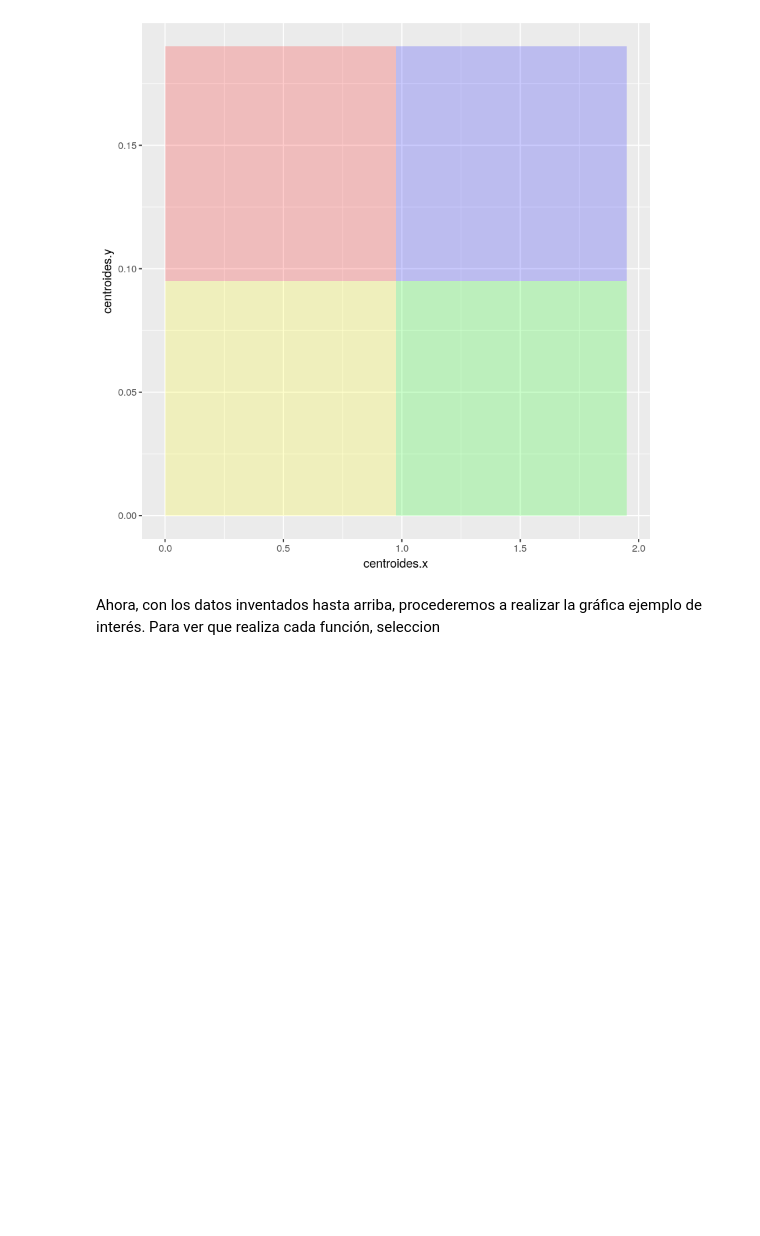
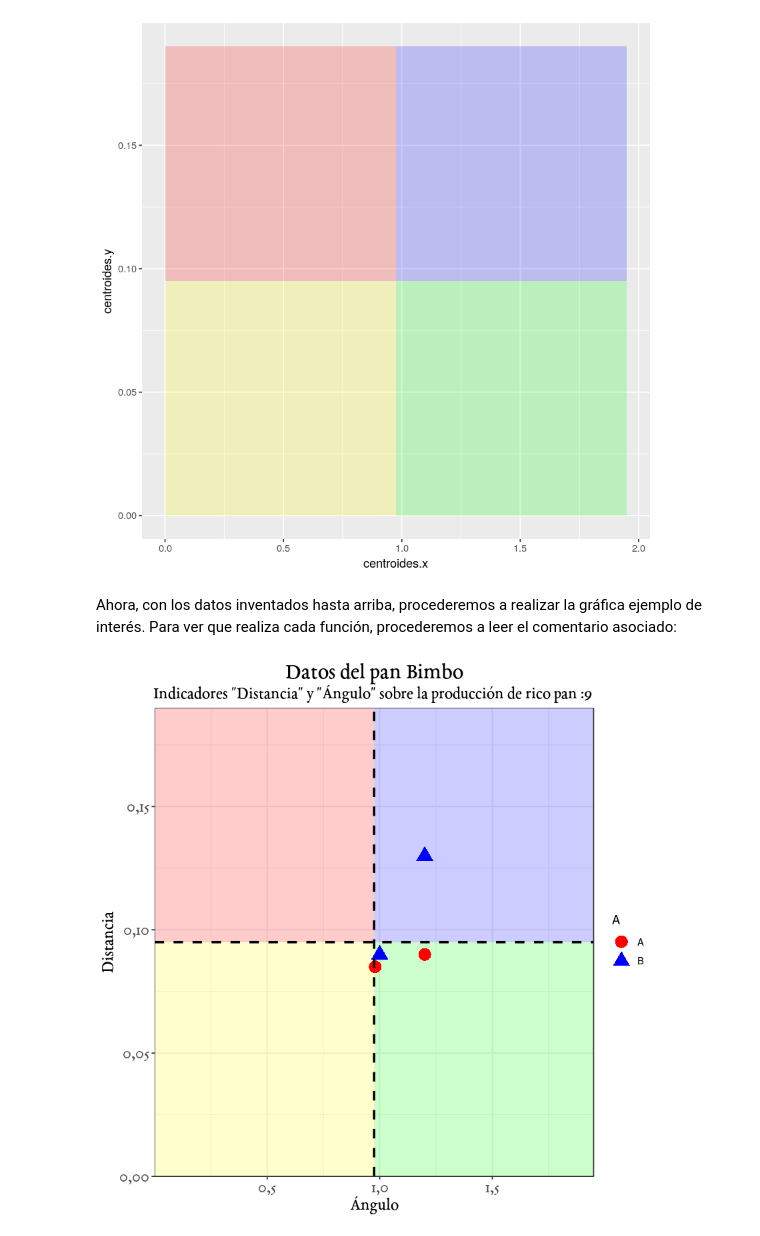
Before and after one commit to JuveCampos/DataVizRepo, a Jupyter notebook: ggplot - guia/graficaJacky.ipynb, the cells around one changed output. Drawn from its saved outputs; the diff is of its cells as text; code cells hidden in the pictures; blank space fills up the shorter version.

```diff
--- a/ggplot - guia/graficaJacky.ipynb
+++ b/ggplot - guia/graficaJacky.ipynb
@@ -44,4 +44,36 @@ ggplot(centroides, aes(centroides.x, centroides.y)) +
 # %% [output]
 [figure]
 # %% [markdown]
-Ahora, con los datos inventados hasta arriba, procederemos a realizar la gráfica ejemplo de interés. Para ver que realiza cada función, seleccion
+Ahora, con los datos inventados hasta arriba, procederemos a realizar la gráfica ejemplo de interés. Para ver que realiza cada función, procederemos a leer el comentario asociado:
+# %%
+# Plot
+ggplot() +  # Activamos la función para hacer gráficas
+geom_tile(data = centroides, aes(centroides.x, centroides.y), # Hacemos la grafica de cuadros con los datos de arriba
+          fill = c("yellow", "red", "green", "blue"), # Colores de los cuadros
+          alpha = 0.2)  + # Transparencia de los cuadros
+  geom_point(data = datos, aes(x = datos$datos.x,  # Coordenadas X de los puntos
+                               y = datos$datos.y,  # Coordenadas y de los puntos
+                               colour = clases,    # Variable para para diferenciar los puntos y darles diferentes formas
+                               shape = clases),    # Variable para diferenciar los puntos y darles diferentes formas
+                               size = 5) +         # Tamaño de los puntos en pixeles
+  scale_colour_manual(name = clases, values = c("red", "blue")) +  # Paleta de colores para los puntos (en este caso, rojo y azuk)
+  guides(colour = guide_legend(override.aes = list(shape = c(16,17)))) + # Esta parte me la inventé de última hora... no sabría explicarla
+  geom_hline(yintercept=0.095, linetype="dashed", # Codigo para poner una linea horizontal en la coordenada y que especificamos
+             color = "black", size=1) +
+  geom_vline(xintercept = 0.975, linetype="dashed", # Linea para poner una linea vertical en la coordenada y que especifiquemos
+             color = "black", size=1) +
+  theme_bw() + # Cambia en fondo de gris a blanco y negro
+  scale_y_continuous(expand = c(0, 0)) +  # Elimina espaciado entre los bordes del grafico y las lineas de eje x
+  scale_x_continuous(expand = c(0, 0)) +  # Elimina espaciado entre los bordes del gráfico y las lineas del eje y
+  theme(plot.title = element_text(family = "EBGaramond",  size = 20, hjust = 0.5),   # Modifica el formato del titulo
+        plot.subtitle = element_text(family = "EBGaramond", size = 15, hjust = 0.5), # Modifica el formato del subtitulo
+        axis.title = element_text(family = "EBGaramond", size = 15, hjust = 0.5),    # Modifica el formato de la etiqueta de los ejes
+        axis.text = element_text(family = "EBGaramond", size = 15, hjust = 0.5)      # Modifica el formato de los numeros sobre los ejes
+  ) +
+  labs(x = "Ángulo",   # label eje x
+       y = "Distancia",
+       title = "Datos del pan Bimbo",
+       subtitle = 'Indicadores "Distancia" y "Ángulo" sobre la producción de rico pan :9 ') +
+  scale_shape(guide = FALSE) # Elimina la leyenda de la figura
+# %% [output]
+[figure, added]
```
Also changed, not shown: parts of 1 cell of this notebook.
